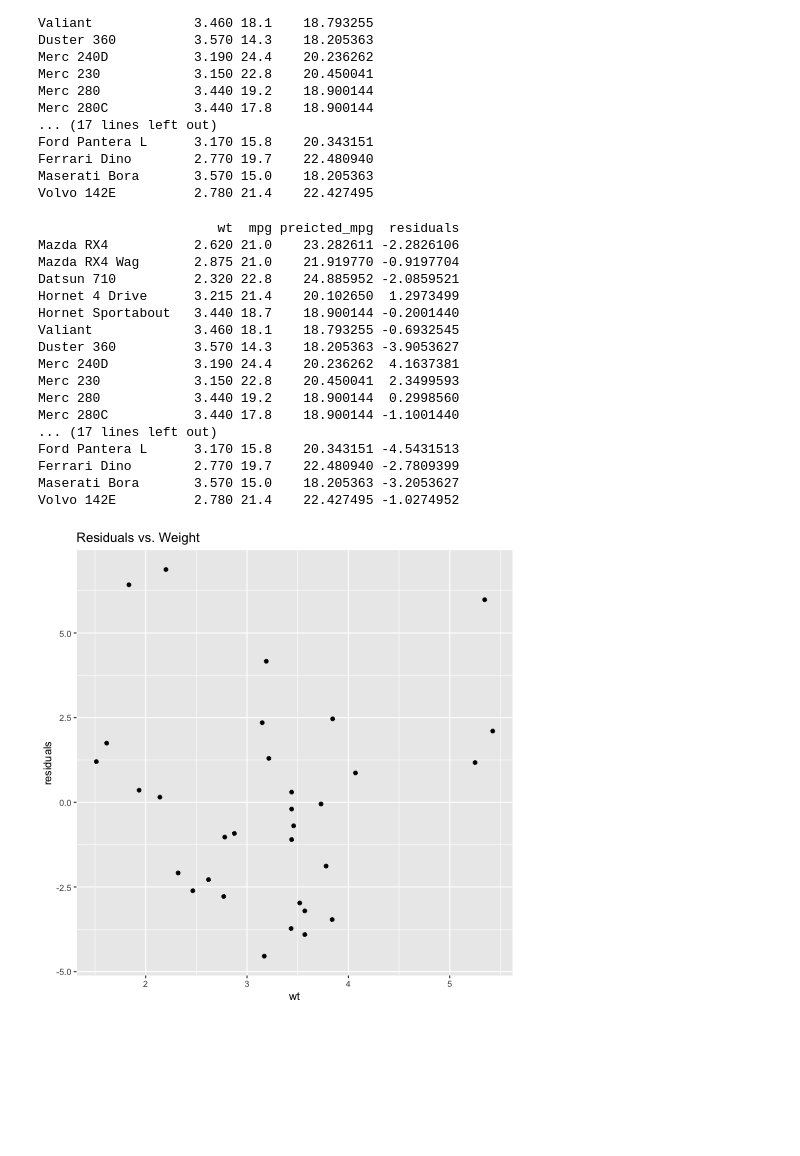
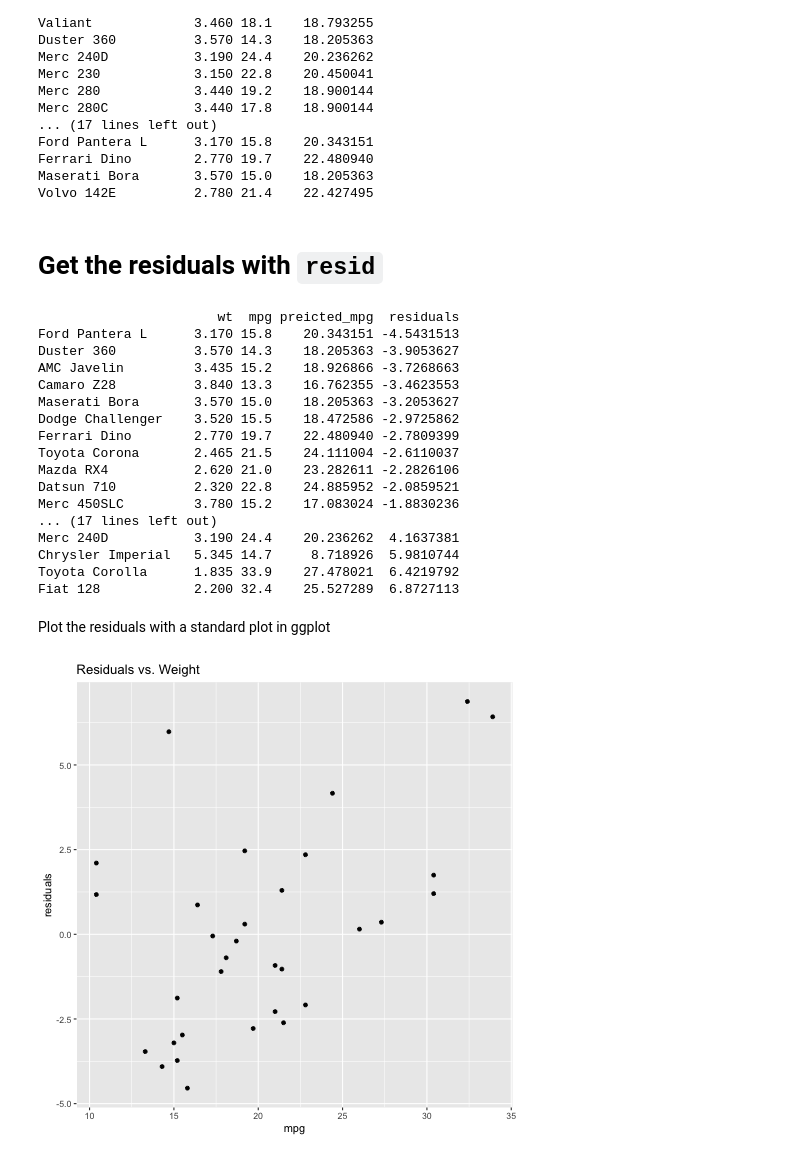
Before and after one commit to data4news/linear-regression-single-var-intro, a Jupyter notebook: mtcars-linear-regression.ipynb, the cells around one changed output. Cells and saved outputs as stored; diff of their text form; code cells hidden in the pictures; blank space fills up the shorter version.

Commit message:
add another mtcars notebook

```diff
--- a/mtcars-linear-regression.ipynb
+++ b/mtcars-linear-regression.ipynb
@@ -192,37 +209,45 @@ Ford Pantera L      3.170 15.8    20.343151
 Ferrari Dino        2.770 19.7    22.480940
 Maserati Bora       3.570 15.0    18.205363
 Volvo 142E          2.780 21.4    22.427495
+# %% [markdown]
+# Get the residuals with `resid`
 # %%
 %%R
 
 # get model residuals
-mtcars$residuals <- residuals(model)
-mtcars %>% select(wt, mpg, preicted_mpg, residuals)
+mtcars$residuals <- resid(model)
+
+# view selected columns
+mtcars %>%
+    select(wt, mpg, preicted_mpg, residuals) %>%
+    arrange(residuals)
 # %% [output]
                        wt  mpg preicted_mpg  residuals
+Ford Pantera L      3.170 15.8    20.343151 -4.5431513
+Duster 360          3.570 14.3    18.205363 -3.9053627
+AMC Javelin         3.435 15.2    18.926866 -3.7268663
+Camaro Z28          3.840 13.3    16.762355 -3.4623553
+Maserati Bora       3.570 15.0    18.205363 -3.2053627
+Dodge Challenger    3.520 15.5    18.472586 -2.9725862
+Ferrari Dino        2.770 19.7    22.480940 -2.7809399
+Toyota Corona       2.465 21.5    24.111004 -2.6110037
 Mazda RX4           2.620 21.0    23.282611 -2.2826106
-Mazda RX4 Wag       2.875 21.0    21.919770 -0.9197704
 Datsun 710          2.320 22.8    24.885952 -2.0859521
-Hornet 4 Drive      3.215 21.4    20.102650  1.2973499
-Hornet Sportabout   3.440 18.7    18.900144 -0.2001440
-Valiant             3.460 18.1    18.793255 -0.6932545
-Duster 360          3.570 14.3    18.205363 -3.9053627
+Merc 450SLC         3.780 15.2    17.083024 -1.8830236
+... (17 lines left out)
 Merc 240D           3.190 24.4    20.236262  4.1637381
-Merc 230            3.150 22.8    20.450041  2.3499593
-Merc 280            3.440 19.2    18.900144  0.2998560
-Merc 280C           3.440 17.8    18.900144 -1.1001440
-... (17 lines left out)
-Ford Pantera L      3.170 15.8    20.343151 -4.5431513
-Ferrari Dino        2.770 19.7    22.480940 -2.7809399
-Maserati Bora       3.570 15.0    18.205363 -3.2053627
-Volvo 142E          2.780 21.4    22.427495 -1.0274952
+Chrysler Imperial   5.345 14.7     8.718926  5.9810744
+Toyota Corolla      1.835 33.9    27.478021  6.4219792
+Fiat 128            2.200 32.4    25.527289  6.8727113
+# %% [markdown]
+Plot the residuals with a standard plot in ggplot
 # %%
 %%R
 
 # plot residuals
 ggplot(mtcars) +
-    aes(x = wt, y = residuals) +
+    aes(x = mpg, y = residuals) +
     geom_point() +
     labs(title = "Residuals vs. Weight")
 # %% [output]
-[figure, old version]
+[figure, new version]
```
Also changed, not shown: parts of 11 cells of this notebook, 1 other file.
